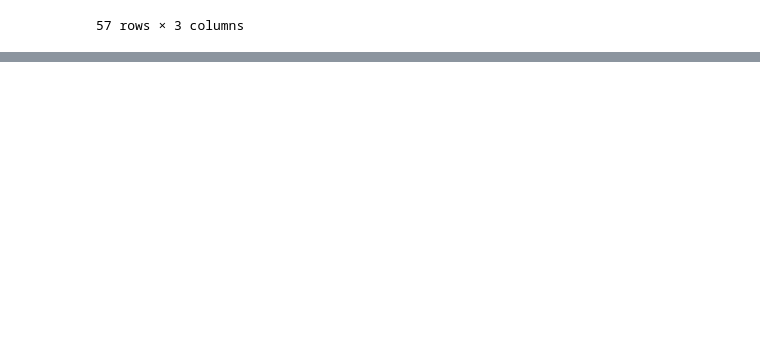
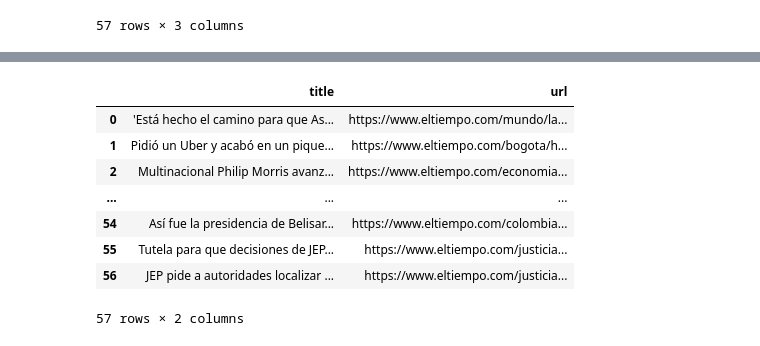
Before and after one commit to cris-her/ciencia-de-datos, a Jupyter notebook: Pandas Getting Started.ipynb, the cells around one changed output, grey strips where cells are left out. Drawn from its saved outputs; the diff is of its cells as text; code cells hidden in the pictures; blank space fills up the shorter version.

```diff
--- a/Pandas Getting Started.ipynb
+++ b/Pandas Getting Started.ipynb
@@ -180,0 +201,12 @@ el_tiempo.head()
+# %%
+el_tiempo[['title', 'url']]
+# %% [output]
+|  | title | url |
+| 0 | 'Está hecho el camino para que As... | https://www.eltiempo.com/mundo/la... |
+| 1 | Pidió un Uber y acabó en un pique... | https://www.eltiempo.com/bogota/h... |
+| 2 | Multinacional Philip Morris avanz... | https://www.eltiempo.com/economia... |
+| ... | ... | ... |
+| 54 | Así fue la presidencia de Belisar... | https://www.eltiempo.com/colombia... |
+| 55 | Tutela para que decisiones de JEP... | https://www.eltiempo.com/justicia... |
+| 56 | JEP pide a autoridades localizar ... | https://www.eltiempo.com/justicia... |
+57 rows × 2 columns
```
Also changed, not shown: parts of 5 cells of this notebook.
